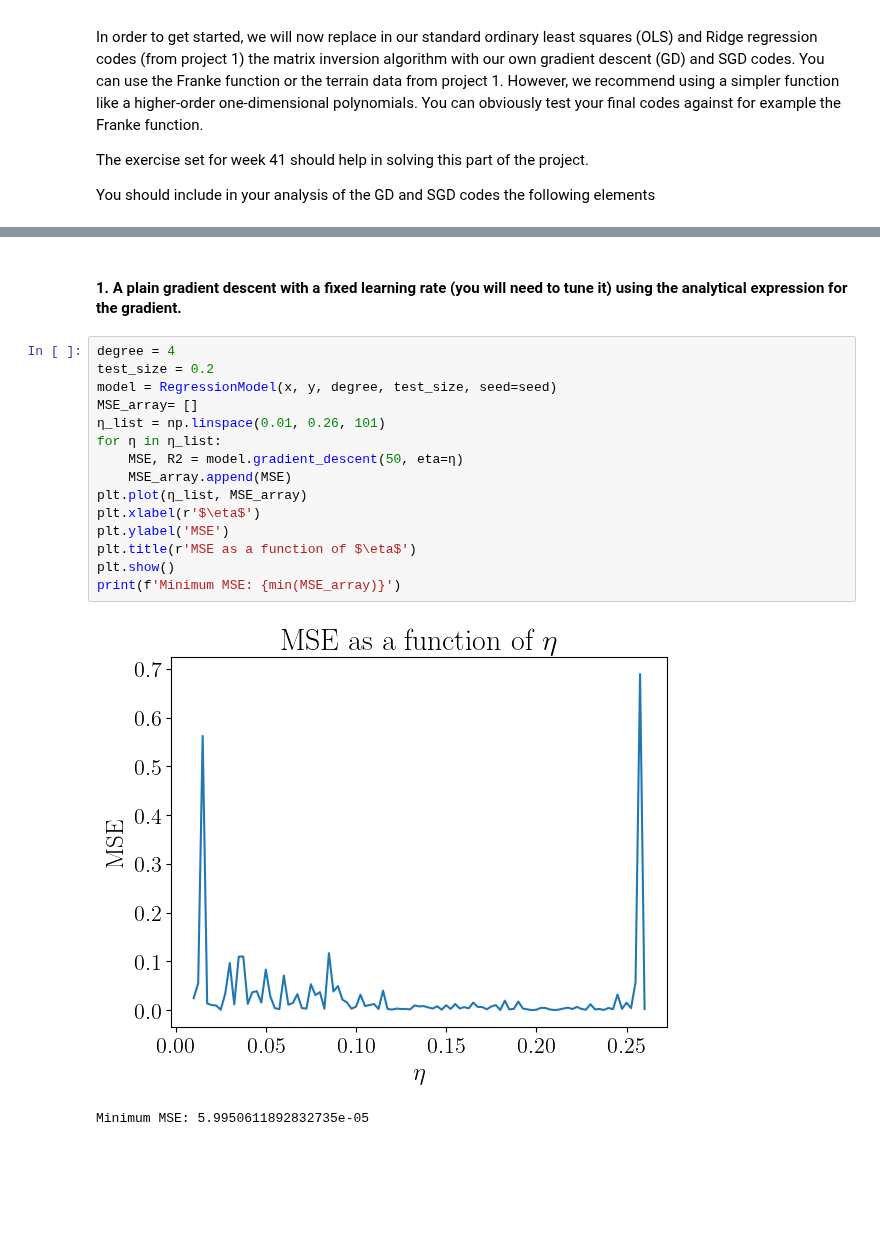
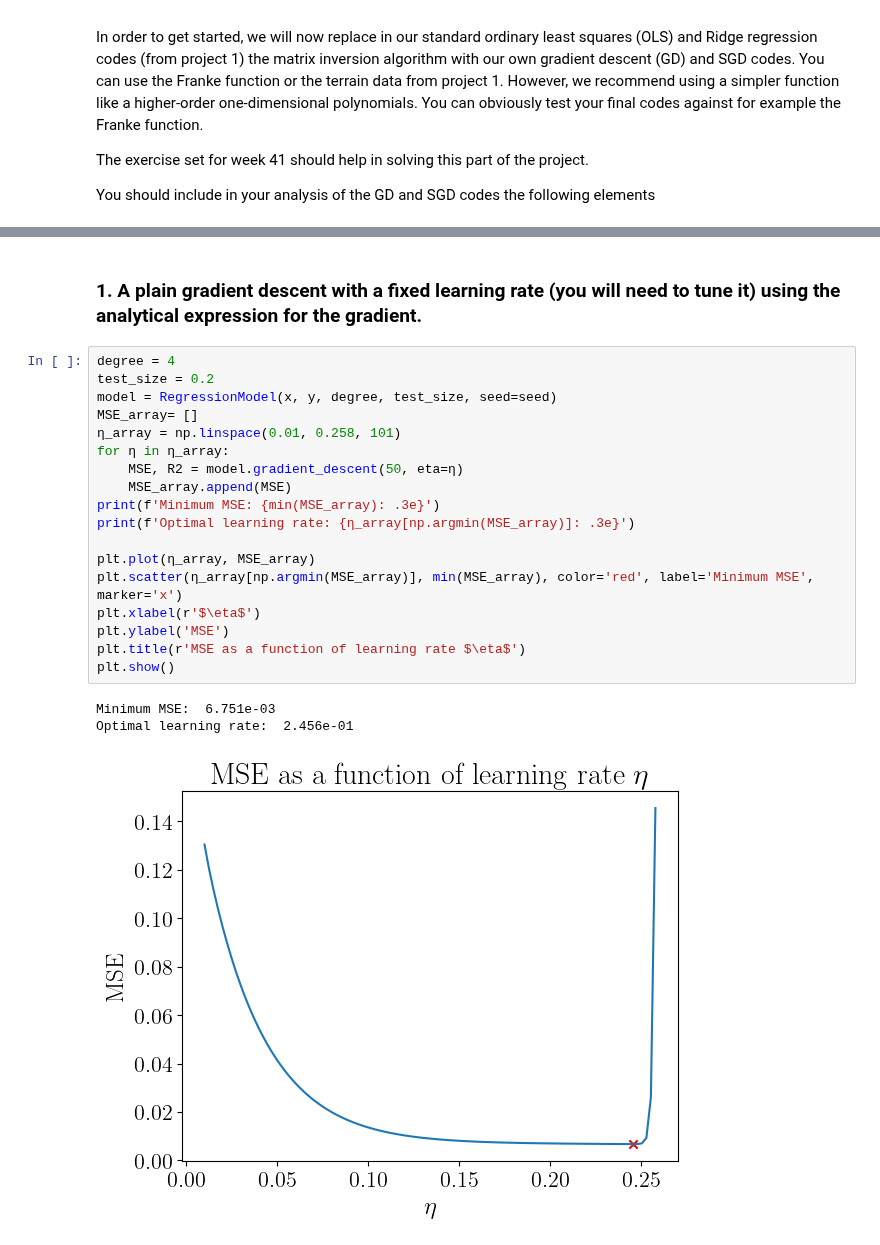
Before and after one commit to Oskar-Idland/FYS-STK4155-Projects, a Jupyter notebook: Project_2/src/a.ipynb, the cells around one changed output, grey strips where cells are left out. Drawn from its saved outputs; the diff is of its cells as text; blank space fills up the shorter version.

Commit message:
Finish a.3. Add new functions for min/max of matrix. Make randomness consistent

```diff
--- a/Project_2/src/a.ipynb
+++ b/Project_2/src/a.ipynb
@@ -36,21 +47,25 @@ plt.show()
 # %% [markdown]
-#### 1. A plain gradient descent with a fixed learning rate (you will need to tune it) using the analytical expression for the gradient.
+### 1. A plain gradient descent with a fixed learning rate (you will need to tune it) using the analytical expression for the gradient.
 # %%
 degree = 4
 test_size = 0.2
 model = RegressionModel(x, y, degree, test_size, seed=seed)
 MSE_array= []
-η_list = np.linspace(0.01, 0.26, 101)
-for η in η_list:
+η_array = np.linspace(0.01, 0.258, 101)
+for η in η_array:
     MSE, R2 = model.gradient_descent(50, eta=η)
     MSE_array.append(MSE)
-plt.plot(η_list, MSE_array)
+print(f'Minimum MSE: {min(MSE_array): .3e}')
+print(f'Optimal learning rate: {η_array[np.argmin(MSE_array)]: .3e}')
+
+plt.plot(η_array, MSE_array)
+plt.scatter(η_array[np.argmin(MSE_array)], min(MSE_array), color='red', label='Minimum MSE', marker='x')
 plt.xlabel(r'$\eta$')
 plt.ylabel('MSE')
-plt.title(r'MSE as a function of $\eta$')
+plt.title(r'MSE as a function of learning rate $\eta$')
 plt.show()
-print(f'Minimum MSE: {min(MSE_array)}')
 # %% [output]
+Minimum MSE:  6.751e-03
+Optimal learning rate:  2.456e-01
-[figure, old version]
+[figure, new version]
-Minimum MSE: 5.9950611892832735e-05
 # %% [markdown]
```
Also changed, not shown: parts of 18 cells of this notebook, 7 other files.
